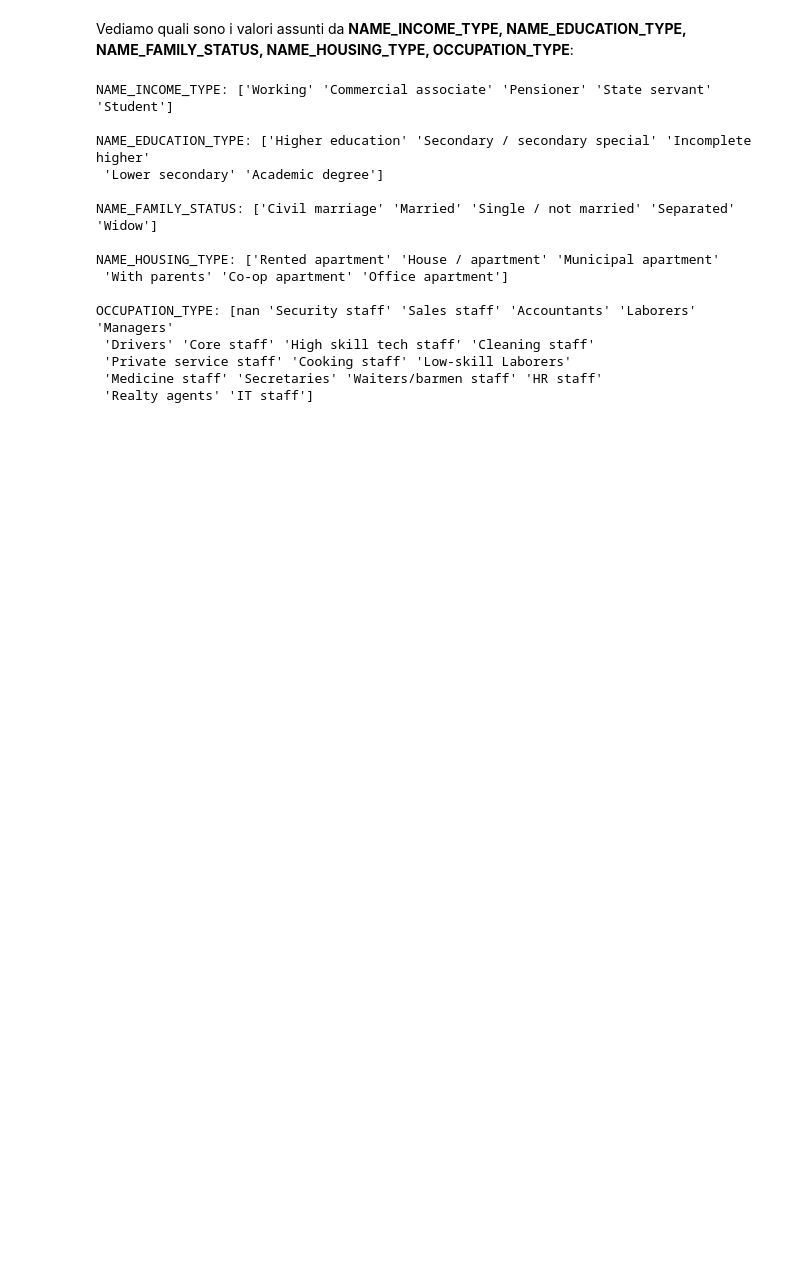
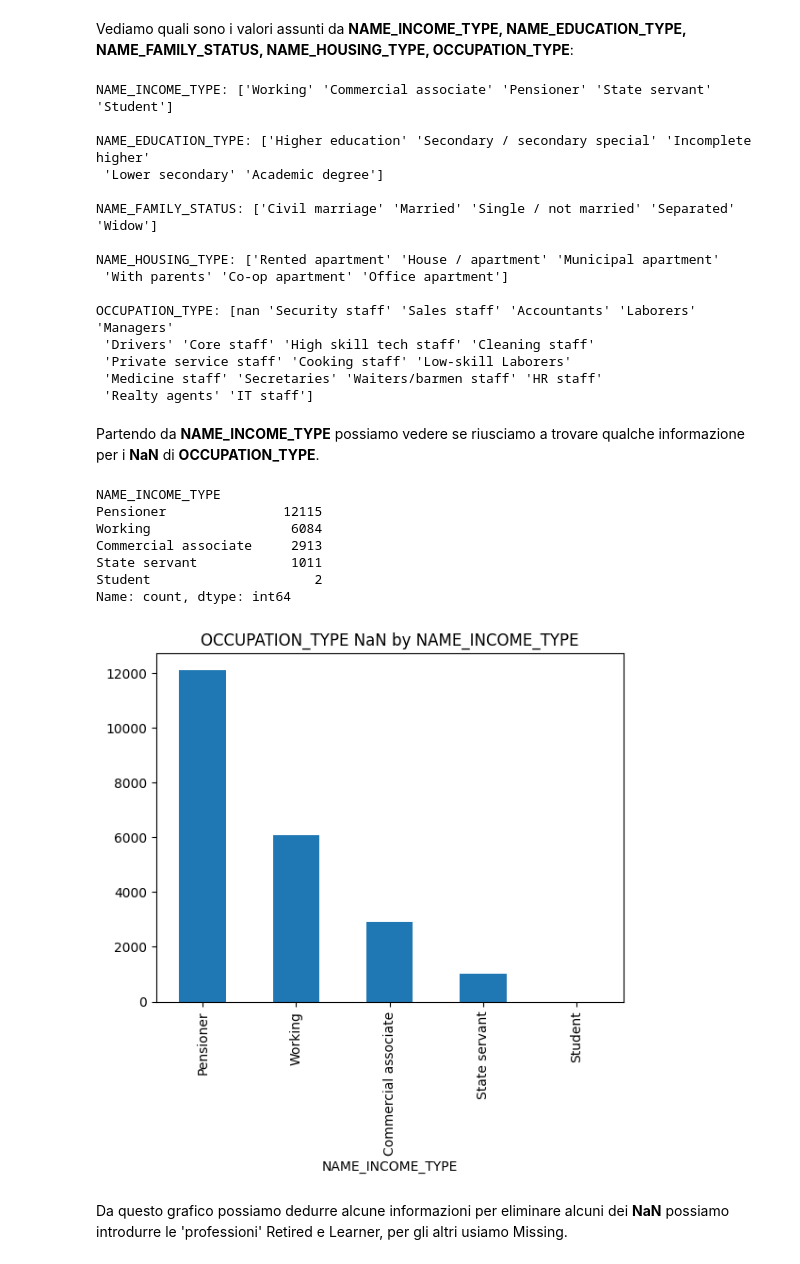
Before and after one commit to Giuseppe86-lab/Affidabilit-Creditizia, a Jupyter notebook: Affidabilita_creditizia.ipynb, the cells around one changed output. Saved outputs shown, nothing was run; the diff lists cells and outputs as text; code cells hidden in the pictures; blank space fills up the shorter version.

```diff
--- a/Affidabilita_creditizia.ipynb
+++ b/Affidabilita_creditizia.ipynb
@@ -236,3 +246,22 @@ OCCUPATION_TYPE: [nan 'Security staff' 'Sales staff' 'Accountants' 'Laborers' 'M
  'Private service staff' 'Cooking staff' 'Low-skill Laborers'
  'Medicine staff' 'Secretaries' 'Waiters/barmen staff' 'HR staff'
  'Realty agents' 'IT staff']
+# %% [markdown]
+Partendo da **NAME_INCOME_TYPE** possiamo vedere se riusciamo a trovare qualche informazione per i **NaN** di **OCCUPATION_TYPE**.
+# %%
+nan_occupation_type = df[df['OCCUPATION_TYPE'].isna()]
+print(nan_occupation_type['NAME_INCOME_TYPE'].value_counts())
+nan_occupation_type['NAME_INCOME_TYPE'].value_counts().plot(kind='bar')
+plt.title('OCCUPATION_TYPE NaN by NAME_INCOME_TYPE')
+plt.show()
+# %% [output]
+NAME_INCOME_TYPE
+Pensioner               12115
+Working                  6084
+Commercial associate     2913
+State servant            1011
+Student                     2
+Name: count, dtype: int64
+[figure, added]
+# %% [markdown]
+Da questo grafico possiamo dedurre alcune informazioni per eliminare alcuni dei **NaN** possiamo introdurre le 'professioni' Retired e Learner, per gli altri usiamo Missing.
```
Also changed, not shown: parts of 47 cells of this notebook.
